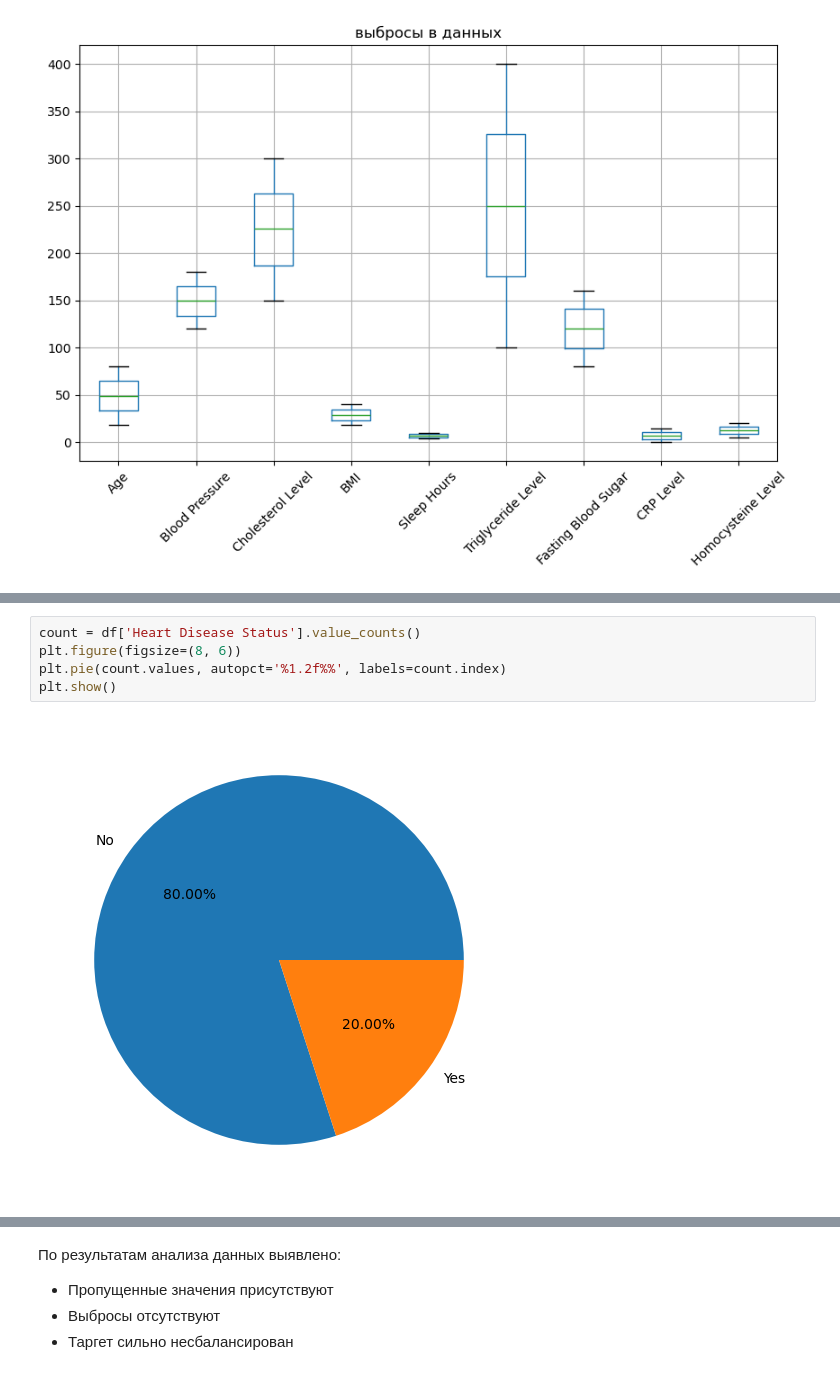
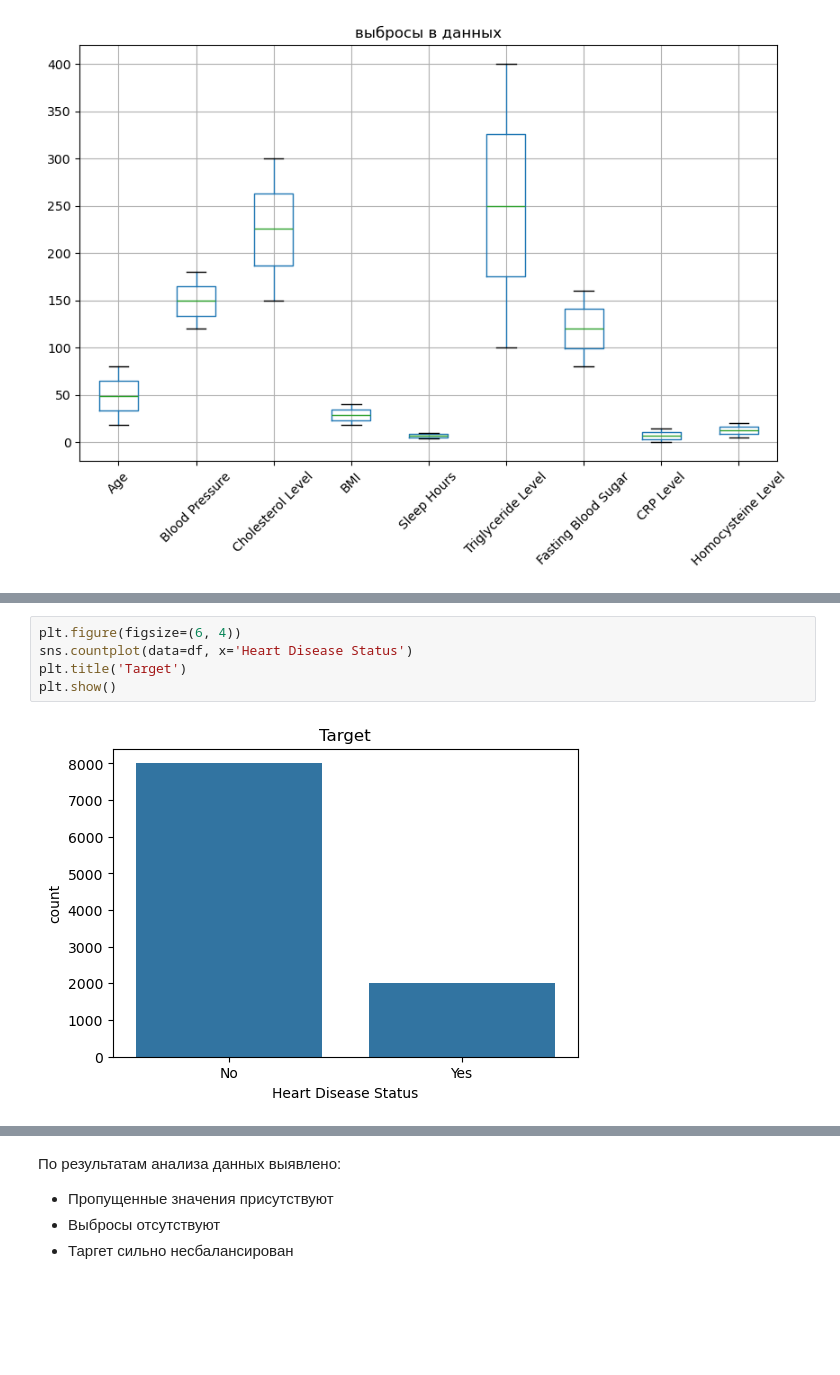
Before and after one commit to DariaLobareva/ml-projects, a Jupyter notebook: project1/1_EDA.ipynb, the cells around one changed output, grey strips where cells are left out. Drawn from its saved outputs; the diff is of its cells as text; blank space fills up the shorter version.

```diff
--- a/project1/1_EDA.ipynb
+++ b/project1/1_EDA.ipynb
@@ -140,7 +159,7 @@ pie chart "High Blood Pressure"
-# %%
-count = df['Heart Disease Status'].value_counts()
-plt.figure(figsize=(8, 6))
-plt.pie(count.values, autopct='%1.2f%%', labels=count.index)
-plt.show()
-# %% [output]
-[figure, removed]
+# %%
+plt.figure(figsize=(6, 4))
+sns.countplot(data=df, x='Heart Disease Status')
+plt.title('Target')
+plt.show()
+# %% [output]
+[figure, added]
```
Also changed, not shown: parts of 4 cells of this notebook.
